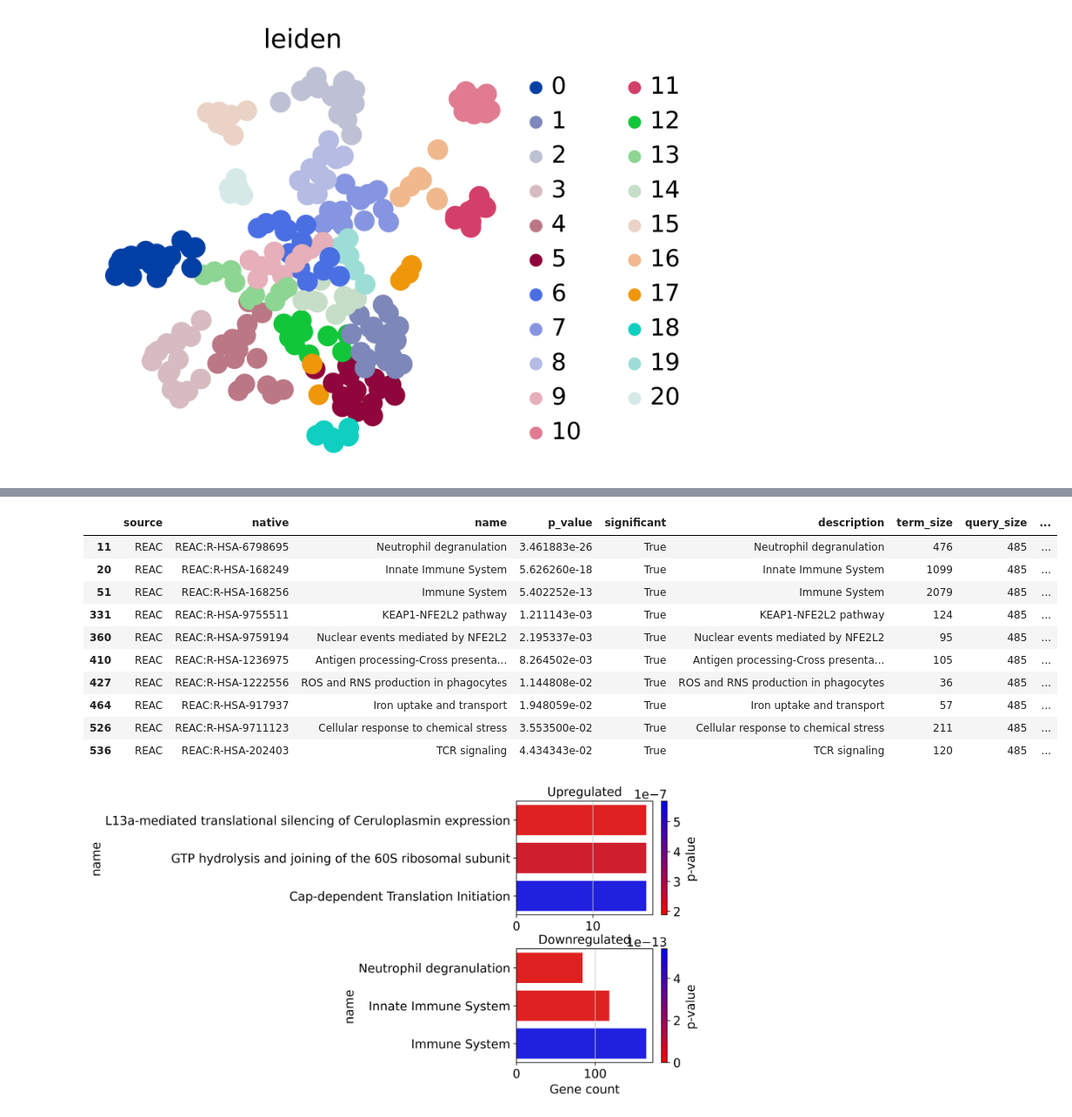
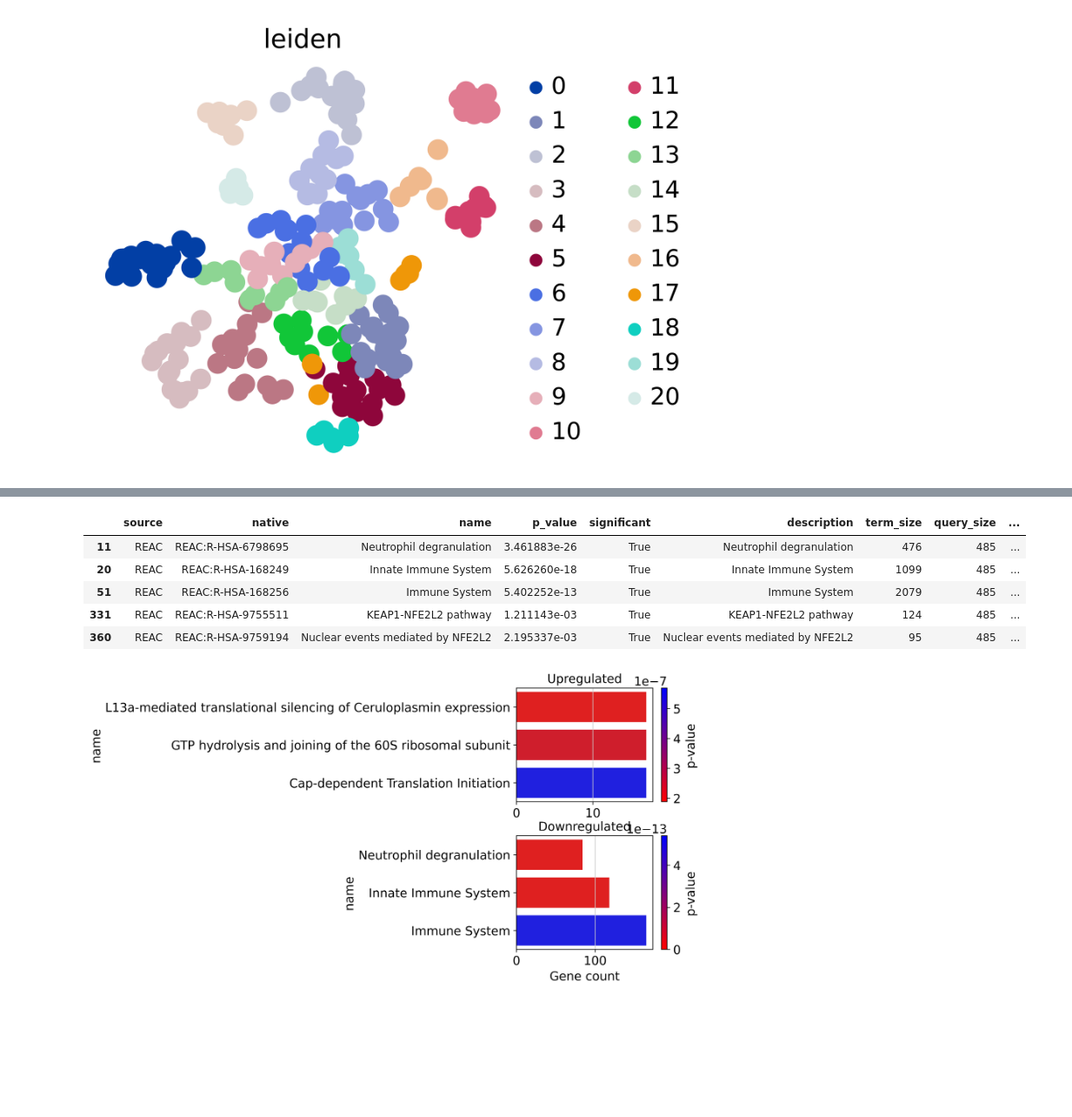
Before and after one commit to theislab/pertpy-reproducibility, a Jupyter notebook: norman/03_perturbation_space_analysis.ipynb, the cells around one changed output, grey strips where cells are left out. Shown at 87% size. Drawn from its saved outputs; the diff is of its cells as text; code cells hidden in the pictures; blank space fills up the shorter version.

```diff
--- a/norman/03_perturbation_space_analysis.ipynb
+++ b/norman/03_perturbation_space_analysis.ipynb
@@ -306,21 +322,16 @@ enrichment_up
 # %%
 # GSEA for genes that are DOWNREGULATED in the cluster of interest
 enrichment_down = sc.queries.enrich(adata, "To determine", pval_cutoff=0.01, log2fc_max=0)
 enrichment_down = enrichment_down[enrichment_down["source"] == "REAC"]
 enrichment_down.to_csv("norman/output/reactome_enrichment_down.csv")
-enrichment_down
+enrichment_down.head()
 # %% [output]
 |  | source | native | name | p_value | significant | description | term_size | query_size | ... |
 | 11 | REAC | REAC:R-HSA-6798695 | Neutrophil degranulation | 3.461883e-26 | True | Neutrophil degranulation | 476 | 485 | ... |
 | 20 | REAC | REAC:R-HSA-168249 | Innate Immune System | 5.626260e-18 | True | Innate Immune System | 1099 | 485 | ... |
 | 51 | REAC | REAC:R-HSA-168256 | Immune System | 5.402252e-13 | True | Immune System | 2079 | 485 | ... |
 | 331 | REAC | REAC:R-HSA-9755511 | KEAP1-NFE2L2 pathway | 1.211143e-03 | True | KEAP1-NFE2L2 pathway | 124 | 485 | ... |
 | 360 | REAC | REAC:R-HSA-9759194 | Nuclear events mediated by NFE2L2 | 2.195337e-03 | True | Nuclear events mediated by NFE2L2 | 95 | 485 | ... |
-| 410 | REAC | REAC:R-HSA-1236975 | Antigen processing-Cross presenta... | 8.264502e-03 | True | Antigen processing-Cross presenta... | 105 | 485 | ... |
-| 427 | REAC | REAC:R-HSA-1222556 | ROS and RNS production in phagocytes | 1.144808e-02 | True | ROS and RNS production in phagocytes | 36 | 485 | ... |
-| 464 | REAC | REAC:R-HSA-917937 | Iron uptake and transport | 1.948059e-02 | True | Iron uptake and transport | 57 | 485 | ... |
-| 526 | REAC | REAC:R-HSA-9711123 | Cellular response to chemical stress | 3.553500e-02 | True | Cellular response to chemical stress | 211 | 485 | ... |
-| 536 | REAC | REAC:R-HSA-202403 | TCR signaling | 4.434343e-02 | True | TCR signaling | 120 | 485 | ... |
 # %%
 enrichment_up = enrichment_up.sort_values(by="p_value", ascending=True)[:3]
 enrichment_down = enrichment_down.sort_values(by="p_value", ascending=True)[:3]
```
Also changed, not shown: parts of 5 cells of this notebook.
